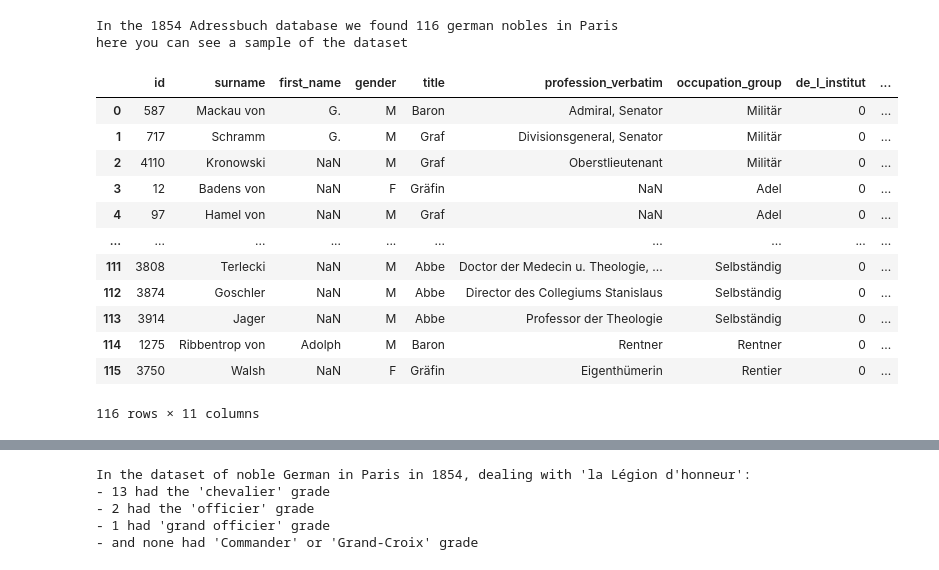
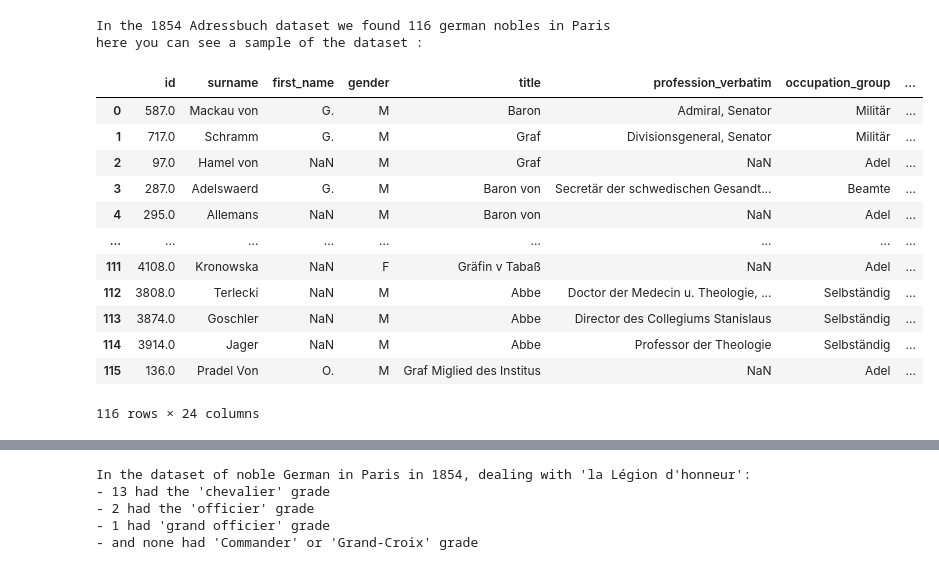
Before and after one commit to geraldkembellec/ScientificCommitteeAnalytics, a Jupyter notebook: Adressbuch_nobles.ipynb, the cells around one changed output, grey strips where cells are left out. Saved outputs shown, nothing was run; the diff lists cells and outputs as text; code cells hidden in the pictures.

```diff
--- a/Adressbuch_nobles.ipynb
+++ b/Adressbuch_nobles.ipynb
@@ -3,31 +39,31 @@
 # %%
-# load the pandas library : to play with tables & figures
-import pandas as pd
-url = 'http://geraldkembellec.scienceontheweb.net/Deutsche_Noblen_in_Paris_im_Jahr_1854-2.csv'
+# url = 'http://geraldkembellec.scienceontheweb.net/Deutsche_Noblen_in_Paris_im_Jahr_1854-2.csv'
+url = 'http://geraldkembellec.scienceontheweb.net/maj_adressbuch_nobles.csv'
+# load a CSV file dataframe
 # load a CSV file dataframe
 # values separated by "," sign
 # data is the name of the dataframe
 data = pd.read_csv(url,sep = ';')
 # enumerate loaded columns
 columns_number=data.shape[1]
 # count numbers of nobles
 noble_number=data.shape[0]
-print("In the 1854 Adressbuch database we found",noble_number,"german nobles in Paris")
-print("here you can see a sample of the dataset")
+print("In the 1854 Adressbuch dataset we found",noble_number,"german nobles in Paris")
+print("here you can see a sample of the dataset :")
 data
 # %% [output]
-In the 1854 Adressbuch database we found 116 german nobles in Paris
-here you can see a sample of the dataset
+In the 1854 Adressbuch dataset we found 116 german nobles in Paris
+here you can see a sample of the dataset :
-|  | id | surname | first_name | gender | title | profession_verbatim | occupation_group | de_l_institut | ... |
-| 0 | 587 | Mackau von | G. | M | Baron | Admiral, Senator | Militär | 0 | ... |
-| 1 | 717 | Schramm | G. | M | Graf | Divisionsgeneral, Senator | Militär | 0 | ... |
-| 2 | 4110 | Kronowski | NaN | M | Graf | Oberstlieutenant | Militär | 0 | ... |
-| 3 | 12 | Badens von | NaN | F | Gräfin | NaN | Adel | 0 | ... |
-| 4 | 97 | Hamel von | NaN | M | Graf | NaN | Adel | 0 | ... |
-| ... | ... | ... | ... | ... | ... | ... | ... | ... | ... |
-| 111 | 3808 | Terlecki | NaN | M | Abbe | Doctor der Medecin u. Theologie, ... | Selbständig | 0 | ... |
-| 112 | 3874 | Goschler | NaN | M | Abbe | Director des Collegiums Stanislaus | Selbständig | 0 | ... |
-| 113 | 3914 | Jager | NaN | M | Abbe | Professor der Theologie | Selbständig | 0 | ... |
-| 114 | 1275 | Ribbentrop von | Adolph | M | Baron | Rentner | Rentner | 0 | ... |
-| 115 | 3750 | Walsh | NaN | F | Gräfin | Eigenthümerin | Rentier | 0 | ... |
+|  | id | surname | first_name | gender | title | profession_verbatim | occupation_group | ... |
+| 0 | 587.0 | Mackau von | G. | M | Baron | Admiral, Senator | Militär | ... |
+| 1 | 717.0 | Schramm | G. | M | Graf | Divisionsgeneral, Senator | Militär | ... |
+| 2 | 97.0 | Hamel von | NaN | M | Graf | NaN | Adel | ... |
+| 3 | 287.0 | Adelswaerd | G. | M | Baron von | Secretär der schwedischen Gesandt... | Beamte | ... |
+| 4 | 295.0 | Allemans | NaN | M | Baron von | NaN | Adel | ... |
+| ... | ... | ... | ... | ... | ... | ... | ... | ... |
+| 111 | 4108.0 | Kronowska | NaN | F | Gräfin v Tabaß | NaN | Adel | ... |
+| 112 | 3808.0 | Terlecki | NaN | M | Abbe | Doctor der Medecin u. Theologie, ... | Selbständig | ... |
+| 113 | 3874.0 | Goschler | NaN | M | Abbe | Director des Collegiums Stanislaus | Selbständig | ... |
+| 114 | 3914.0 | Jager | NaN | M | Abbe | Professor der Theologie | Selbständig | ... |
+| 115 | 136.0 | Pradel Von | O. | M | Graf Miglied des Institus | NaN | Adel | ... |
-116 rows × 11 columns
+116 rows × 24 columns
```
Also changed, not shown: parts of 15 cells of this notebook.
